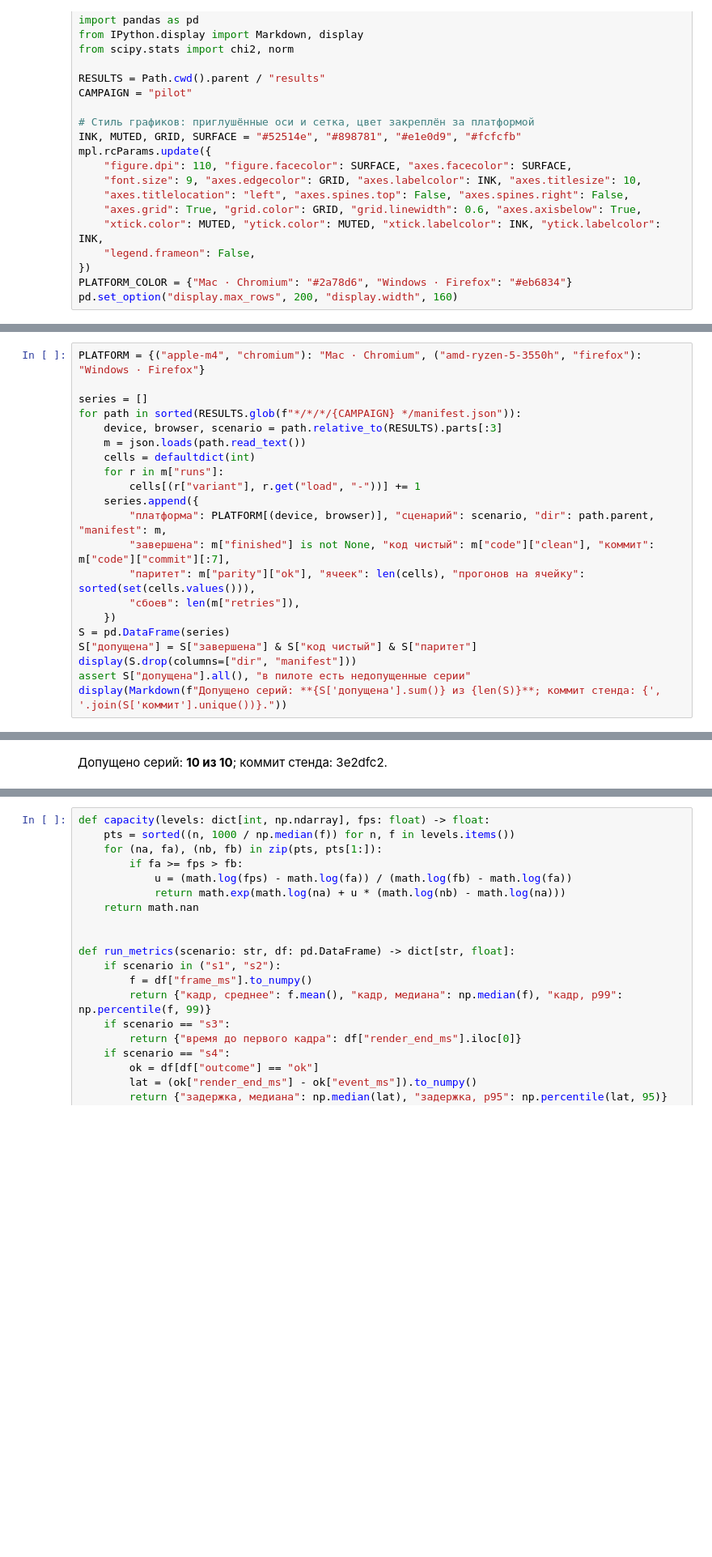
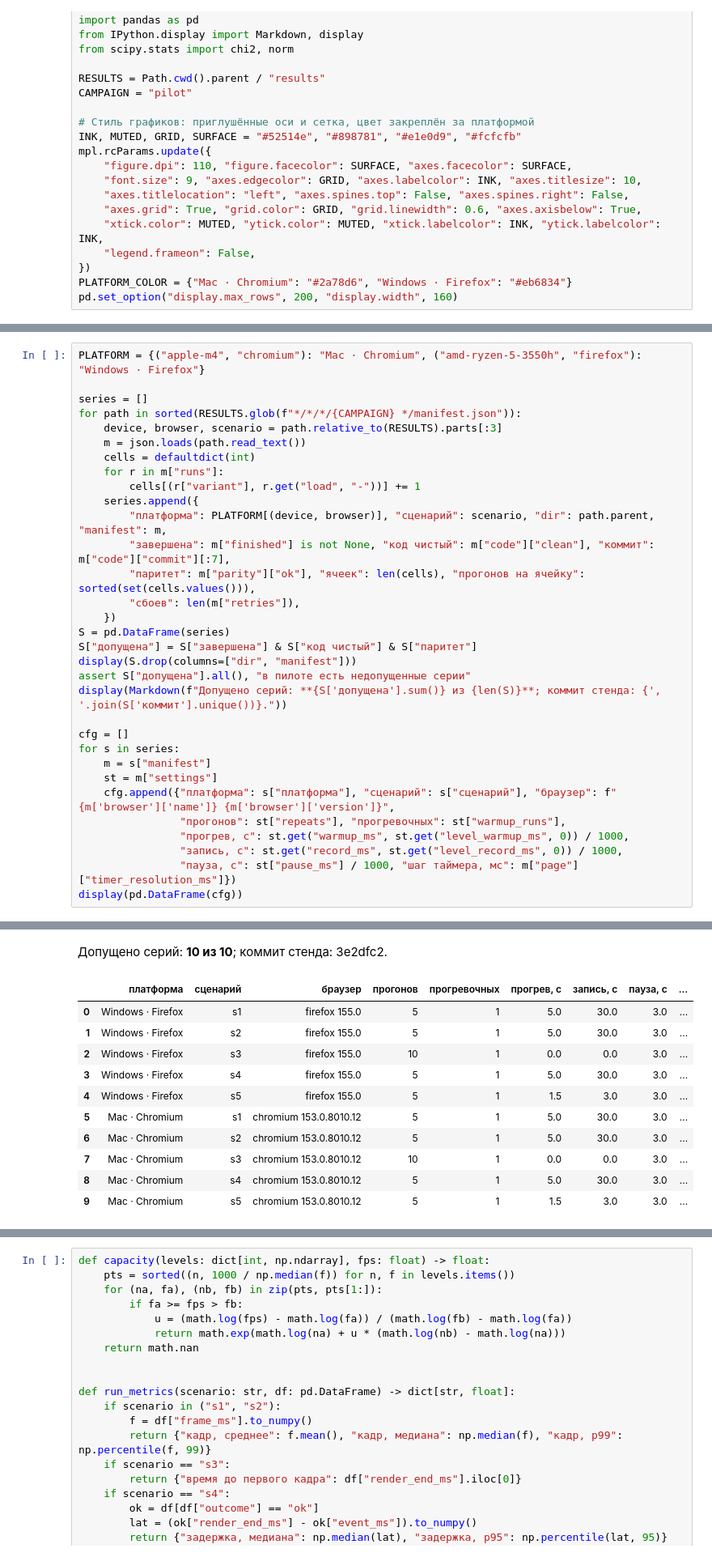
Before and after one commit to LEVALEXEEV/benchmark, a Jupyter notebook: analysis/pilot.ipynb, the cells around one changed output, grey strips where cells are left out. Shown at 81% size. Saved outputs shown, nothing was run; the diff lists cells and outputs as text; blank space fills up the shorter version.

```diff
--- a/analysis/pilot.ipynb
+++ b/analysis/pilot.ipynb
@@ -61,33 +71,55 @@ series = []
 for path in sorted(RESULTS.glob(f"*/*/*/{CAMPAIGN} */manifest.json")):
     device, browser, scenario = path.relative_to(RESULTS).parts[:3]
     m = json.loads(path.read_text())
     cells = defaultdict(int)
     for r in m["runs"]:
         cells[(r["variant"], r.get("load", "-"))] += 1
     series.append({
         "платформа": PLATFORM[(device, browser)], "сценарий": scenario, "dir": path.parent, "manifest": m,
         "завершена": m["finished"] is not None, "код чистый": m["code"]["clean"], "коммит": m["code"]["commit"][:7],
         "паритет": m["parity"]["ok"], "ячеек": len(cells), "прогонов на ячейку": sorted(set(cells.values())),
         "сбоев": len(m["retries"]),
     })
 S = pd.DataFrame(series)
 S["допущена"] = S["завершена"] & S["код чистый"] & S["паритет"]
 display(S.drop(columns=["dir", "manifest"]))
 assert S["допущена"].all(), "в пилоте есть недопущенные серии"
 display(Markdown(f"Допущено серий: **{S['допущена'].sum()} из {len(S)}**; коммит стенда: {', '.join(S['коммит'].unique())}."))
+
+cfg = []
+for s in series:
+    m = s["manifest"]
+    st = m["settings"]
+    cfg.append({"платформа": s["платформа"], "сценарий": s["сценарий"], "браузер": f"{m['browser']['name']} {m['browser']['version']}",
+                "прогонов": st["repeats"], "прогревочных": st["warmup_runs"],
+                "прогрев, с": st.get("warmup_ms", st.get("level_warmup_ms", 0)) / 1000,
+                "запись, с": st.get("record_ms", st.get("level_record_ms", 0)) / 1000,
+                "пауза, с": st["pause_ms"] / 1000, "шаг таймера, мс": m["page"]["timer_resolution_ms"]})
+display(pd.DataFrame(cfg))
 # %% [output]
 |  | платформа | сценарий | завершена | код чистый | коммит | паритет | ячеек | прогонов на ячейку | сбоев | ... |
 | 0 | Windows · Firefox | s1 | True | True | 3e2dfc2 | True | 6 | [5] | 0 | ... |
 | 1 | Windows · Firefox | s2 | True | True | 3e2dfc2 | True | 5 | [5] | 0 | ... |
 | 2 | Windows · Firefox | s3 | True | True | 3e2dfc2 | True | 2 | [10] | 0 | ... |
 | 3 | Windows · Firefox | s4 | True | True | 3e2dfc2 | True | 3 | [5] | 0 | ... |
 | 4 | Windows · Firefox | s5 | True | True | 3e2dfc2 | True | 2 | [5] | 0 | ... |
 | 5 | Mac · Chromium | s1 | True | True | 3e2dfc2 | True | 6 | [5] | 0 | ... |
 | 6 | Mac · Chromium | s2 | True | True | 3e2dfc2 | True | 5 | [5] | 0 | ... |
 | 7 | Mac · Chromium | s3 | True | True | 3e2dfc2 | True | 2 | [10] | 0 | ... |
 | 8 | Mac · Chromium | s4 | True | True | 3e2dfc2 | True | 3 | [5] | 0 | ... |
 | 9 | Mac · Chromium | s5 | True | True | 3e2dfc2 | True | 2 | [5] | 0 | ... |
 Допущено серий: **10 из 10**; коммит стенда: 3e2dfc2.
+|  | платформа | сценарий | браузер | прогонов | прогревочных | прогрев, с | запись, с | пауза, с | ... |
+| 0 | Windows · Firefox | s1 | firefox 155.0 | 5 | 1 | 5.0 | 30.0 | 3.0 | ... |
+| 1 | Windows · Firefox | s2 | firefox 155.0 | 5 | 1 | 5.0 | 30.0 | 3.0 | ... |
+| 2 | Windows · Firefox | s3 | firefox 155.0 | 10 | 1 | 0.0 | 0.0 | 3.0 | ... |
+| 3 | Windows · Firefox | s4 | firefox 155.0 | 5 | 1 | 5.0 | 30.0 | 3.0 | ... |
+| 4 | Windows · Firefox | s5 | firefox 155.0 | 5 | 1 | 1.5 | 3.0 | 3.0 | ... |
+| 5 | Mac · Chromium | s1 | chromium 153.0.8010.12 | 5 | 1 | 5.0 | 30.0 | 3.0 | ... |
+| 6 | Mac · Chromium | s2 | chromium 153.0.8010.12 | 5 | 1 | 5.0 | 30.0 | 3.0 | ... |
+| 7 | Mac · Chromium | s3 | chromium 153.0.8010.12 | 10 | 1 | 0.0 | 0.0 | 3.0 | ... |
+| 8 | Mac · Chromium | s4 | chromium 153.0.8010.12 | 5 | 1 | 5.0 | 30.0 | 3.0 | ... |
+| 9 | Mac · Chromium | s5 | chromium 153.0.8010.12 | 5 | 1 | 1.5 | 3.0 | 3.0 | ... |
 # %% [markdown]
 ## 2. Метрика прогона
 
```
Also changed, not shown: parts of 12 cells of this notebook.
